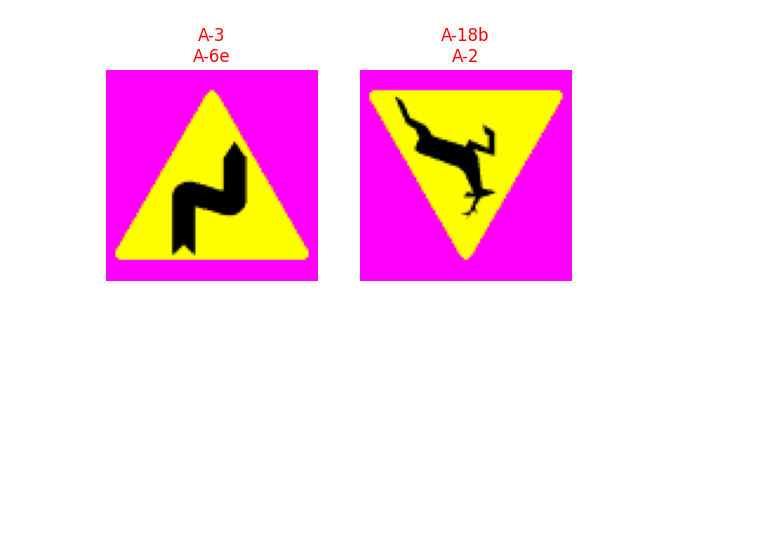
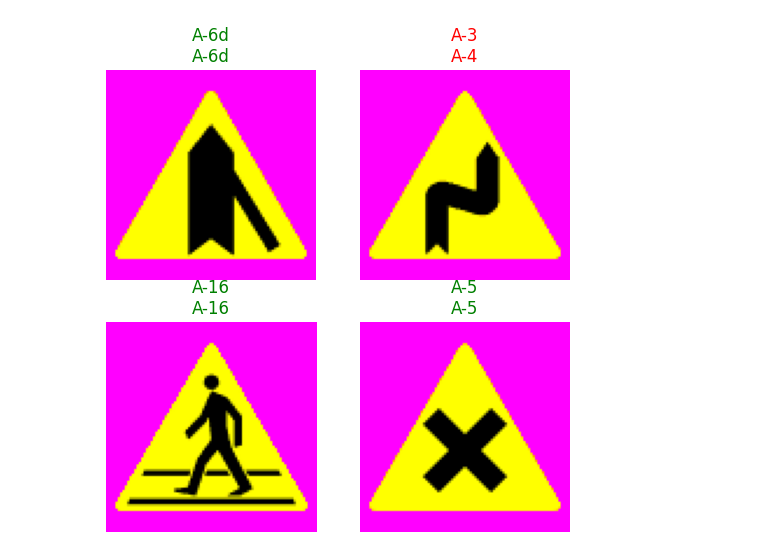
Before and after one commit to Javolins/road-sign-checker, a Jupyter notebook: ai/sign-classificators/learner_v2.ipynb, the cells around one changed output. Cells and saved outputs as stored; diff of their text form; code cells hidden in the pictures; blank space fills up the shorter version.

```diff
--- a/ai/sign-classificators/learner_v2.ipynb
+++ b/ai/sign-classificators/learner_v2.ipynb
@@ -15,6 +15,6 @@ labels_pattern = r'([A-Z]-\d+[a-z]?)_(\d+).\w+'
 rgxp = re.compile(labels_pattern)
 rgxp.match(znakiFiles[0].name)
 
-dls = ImageDataLoaders.from_name_re(learner_output_dir, znakiFiles, labels_pattern, bs=2)
+dls = ImageDataLoaders.from_name_re(learner_output_dir, znakiFiles, labels_pattern, bs=4, batch_tfms=aug_transforms(size=90))
 dls.show_batch()
 # %% [output]
@@ -30,12 +30,11 @@ SuggestedLRs(valley=0.0012022644514217973)
 # %%
-learning_rate = 0.0012022644514217973
-epochs = 10
-learn.fine_tune(epochs, learning_rate)
+epochs = 20
+learn.fine_tune(epochs)
 learn.show_results()
 # %% [output]
 [interactive output not drawn]
 [interactive output not drawn]
 [interactive output not drawn]
-[figure, old version]
+[figure, new version]
 # %%
 learn.export()
```
Also changed, not shown: parts of 3 cells of this notebook, 1 other file.
